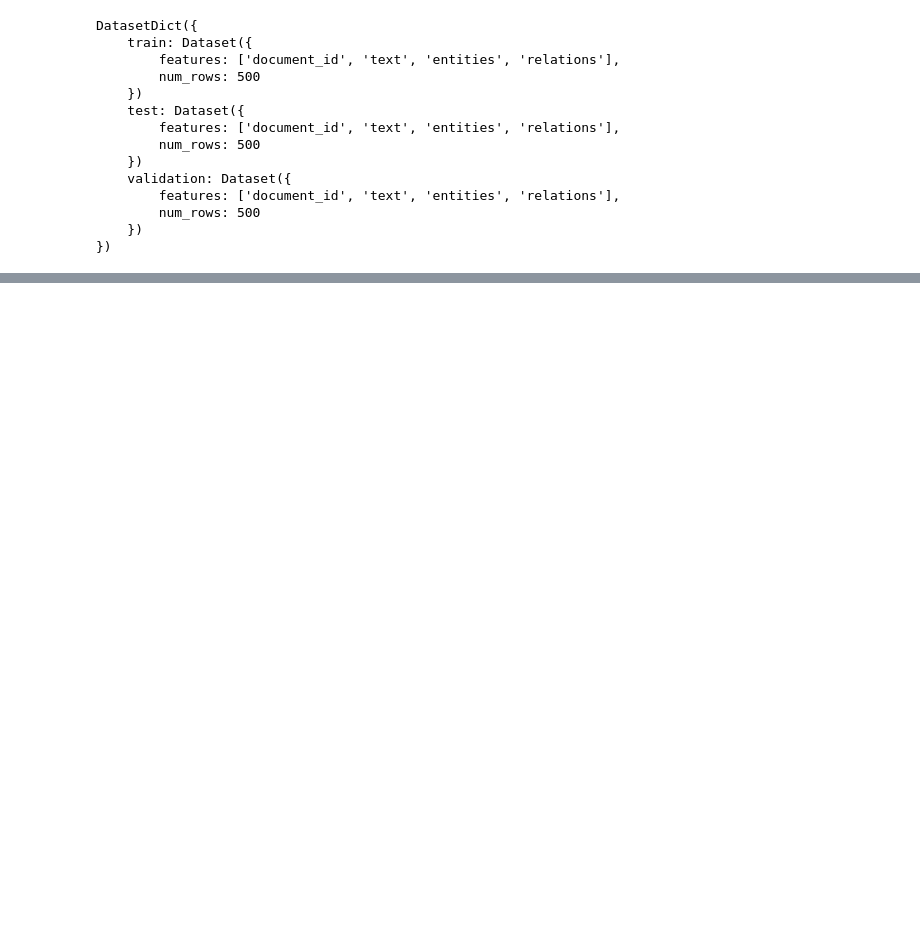
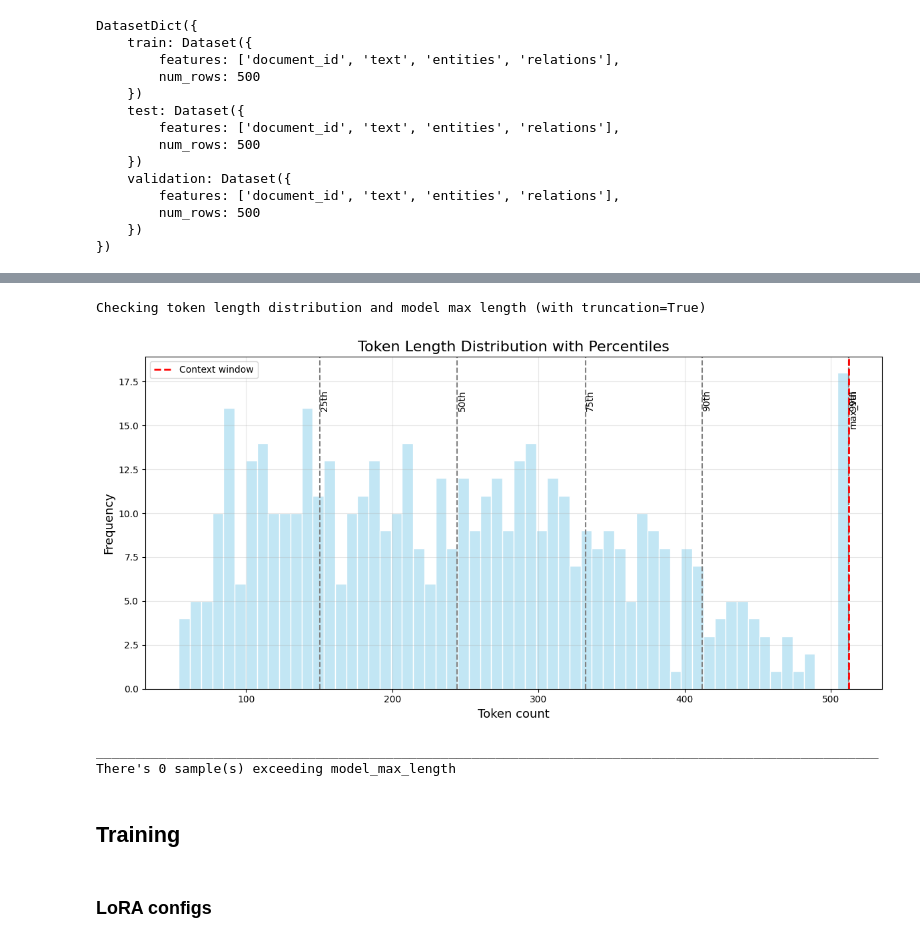
Before and after one commit to Francesco-Alb/biomed-ie-distill-xai, a Jupyter notebook: notebooks/02_ner_training.ipynb, the cells around one changed output, grey strips where cells are left out. Drawn from its saved outputs; the diff is of its cells as text; code cells hidden in the pictures; blank space fills up the shorter version.

```diff
--- a/notebooks/02_ner_training.ipynb
+++ b/notebooks/02_ner_training.ipynb
@@ -102,7 +137,7 @@ Using device: cpu
 # %%
-# Load dataset from disk to verify
-loaded_flattened_dataset = DatasetDict.load_from_disk("data/processed/bc5cdr_flattened_hf")
-loaded_flattened_dataset
+# Load the processed dataset (bigbio/BC5CDR)
+flattened_dataset = DatasetDict.load_from_disk("data/processed/bc5cdr_flattened_hf")
+flattened_dataset
 # %% [output]
 DatasetDict({
     train: Dataset({
@@ -195,0 +156,7 @@ tokenized_test = test_dataset.map(tokenize_and_align_labels, batched=True)
+# %%
+# id2label & label2id
+id2label = {i: label for i, label in enumerate(config.model.ner_label_names)}
+label2id = {label: i for i, label in enumerate(config.model.ner_label_names)}
+
+print(f"id2label: {id2label}")
+print(f"label2id: {label2id}")
@@ -195,0 +219,17 @@ tokenized_test = test_dataset.map(tokenize_and_align_labels, batched=True)
+# %%
+# Sanity check of offsets and BIO tags in tokenized dataset (horizontal)
+if True:
+    sample = tokenized_dataset["train"][0]
+    tokens = tokenizer.convert_ids_to_tokens(sample["input_ids"])
+    print("Original text:", sample["text"])
+    print("Tokens:", tokens)
+    print("Offsets:", sample["offset_mapping"])
+    print("BIO tags:", sample["labels"])
+    print("BIO tags (str):", sample["ner-tags"])
+
+    print("\nToken-BIO Tag pairs:")
+    display(
+        pd.DataFrame(
+            zip(tokens, sample["labels"], sample["ner-tags"]),
+            columns=["Token", "BIO Tag", "BIO Tag (str)"]
+        ))
@@ -195,0 +257,12 @@ tokenized_test = test_dataset.map(tokenize_and_align_labels, batched=True)
+# %%
+# Check token length distribution and model max length
+if True:
+    print("Checking token length distribution and model max length (with truncation=True)")
+    token_lengths = [len(sample["input_ids"]) for sample in tokenized_dataset["train"]]
+    model_max_length = AutoConfig.from_pretrained(model_checkpoint).max_position_embeddings
+    plot_length_distribution_with_percentiles(token_lengths, model_max_length=model_max_length)
+# %% [output]
+Checking token length distribution and model max length (with truncation=True)
+[figure, added]
+____________________________________________________________________________________________________
+There's 0 sample(s) exceeding model_max_length
@@ -195,0 +276,4 @@ tokenized_test = test_dataset.map(tokenize_and_align_labels, batched=True)
+# %% [markdown]
+## Training
+# %% [markdown]
+### LoRA configs
```
Also changed, not shown: parts of 23 cells of this notebook, 8 other files.
